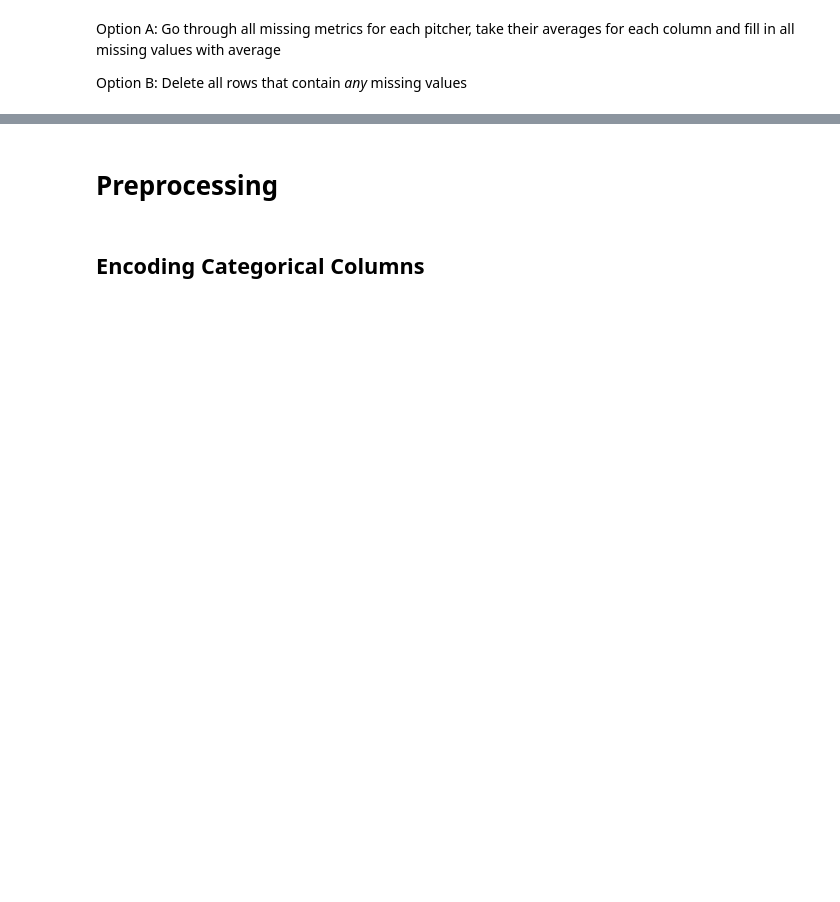
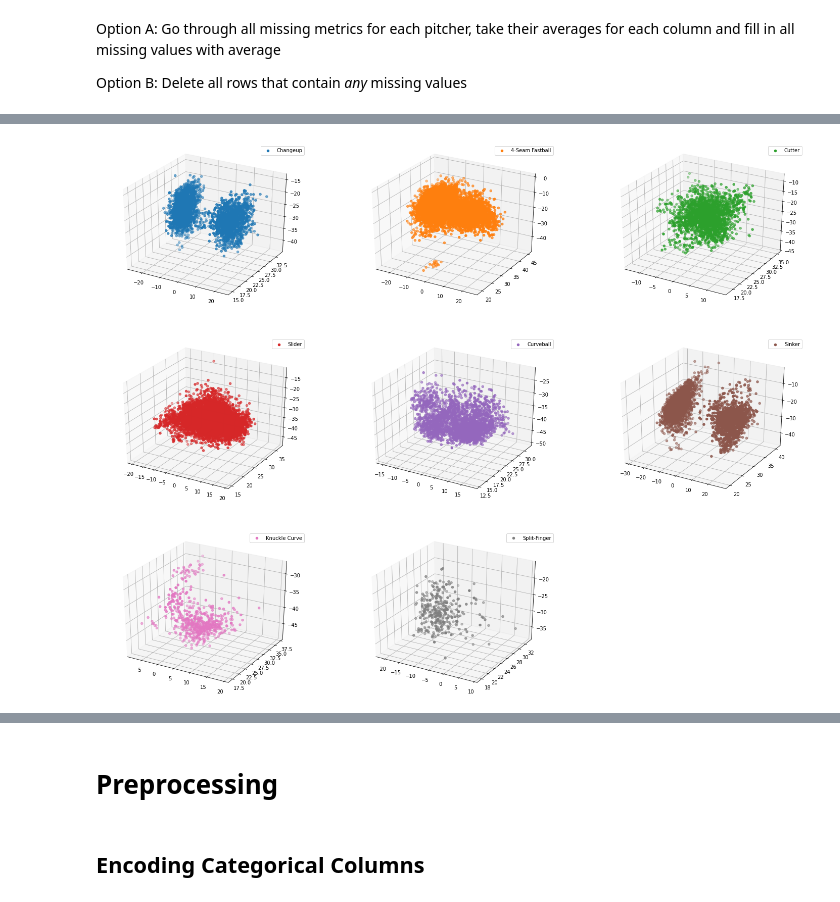
Before and after one commit to joshsalce/Pitch-Classifier-MLB-2022, a Jupyter notebook: Classifier_1.ipynb, the cells around one changed output, grey strips where cells are left out. Drawn from its saved outputs; the diff is of its cells as text; code cells hidden in the pictures; blank space fills up the shorter version.

```diff
--- a/Classifier_1.ipynb
+++ b/Classifier_1.ipynb
@@ -347,0 +363,17 @@ Name: p_throws, dtype: float64
+# %%
+# 3D Scatterplot
+
+fig2_3D = plt.figure(figsize = (25,20))
+
+colors = plt.rcParams["axes.prop_cycle"]()
+
+
+# For each of our variables of interest, generate a scatterplot of each pitch
+for i, val in enumerate(df.pitch_name.unique()):
+  c = next(colors)["color"]
+
+  ax2 = fig2_3D.add_subplot(3, 3, i+1, projection='3d')
+  ax2.scatter(df.ax[df.pitch_name==val],df.ay[df.pitch_name==val],df.az[df.pitch_name==val],label=val, color = c)
+  ax2.legend()
+# %% [output]
+[figure, added]
```
Also changed, not shown: parts of 19 cells of this notebook.
